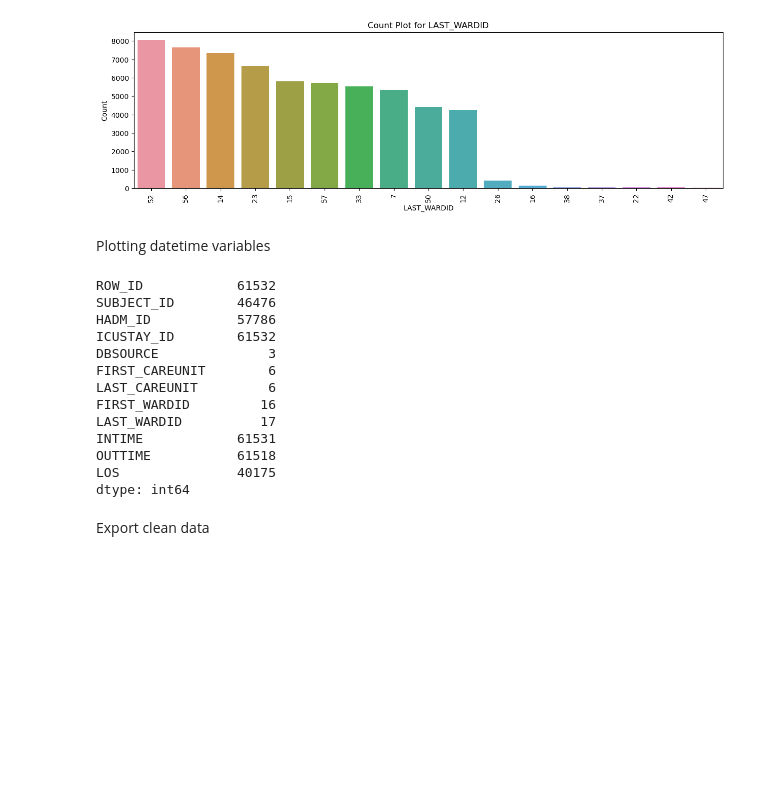
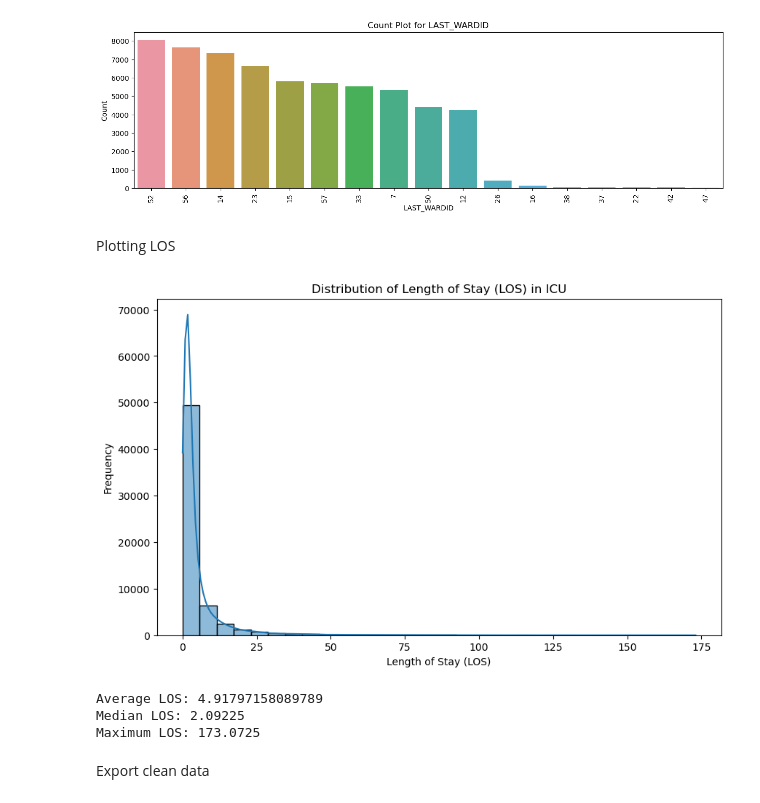
Before and after one commit to chustjarey/Fantastic-Beast---MIMIC-III-Clinical-Database---HCA-Project, a Jupyter notebook: Initial EDA/DAB304- Healthcare Project - ICUSTAYS Table.ipynb, the cells around one changed output. Saved outputs shown, nothing was run; the diff lists cells and outputs as text; code cells hidden in the pictures; blank space fills up the shorter version.

```diff
--- a/Initial EDA/DAB304- Healthcare Project - ICUSTAYS Table.ipynb
+++ b/Initial EDA/DAB304- Healthcare Project - ICUSTAYS Table.ipynb
@@ -190,3 +192,6 @@ print(icustays['LAST_WARDID'].nunique())
+# %%
+# Replace "No Record" with NaN in 'OUTTIME' column
+icustays['OUTTIME'] = icustays['OUTTIME'].replace('No Record', np.nan)
 # %% [markdown]
 Update date/time columns into 'datetime' format/type
 # %%
@@ -237,24 +256,25 @@ for col in cat_cols:
 [figure]
 [figure]
 [figure]
-# %% [markdown]
-Plotting datetime variables
-# %%
-icustays.nunique()
-# %% [output]
-ROW_ID            61532
-SUBJECT_ID        46476
-HADM_ID           57786
-ICUSTAY_ID        61532
-DBSOURCE              3
-FIRST_CAREUNIT        6
-LAST_CAREUNIT         6
-FIRST_WARDID         16
-LAST_WARDID          17
-INTIME            61531
-OUTTIME           61518
-LOS               40175
-dtype: int64
+# %% [markdown]
+Plotting LOS
+# %%
+plt.figure(figsize=(10, 6))
+sns.histplot(icustays['LOS'], bins=30, kde=True)
+plt.title('Distribution of Length of Stay (LOS) in ICU')
+plt.xlabel('Length of Stay (LOS)')
+plt.ylabel('Frequency')
+plt.show()
+
+# Display statistics
+print("Average LOS:", icustays['LOS'].mean())
+print("Median LOS:", icustays['LOS'].median())
+print("Maximum LOS:", icustays['LOS'].max())
+# %% [output]
+[figure, added]
+Average LOS: 4.91797158089789
+Median LOS: 2.09225
+Maximum LOS: 173.0725
 # %% [markdown]
 Export clean data
 # %%
```
Also changed, not shown: parts of 3 cells of this notebook.
